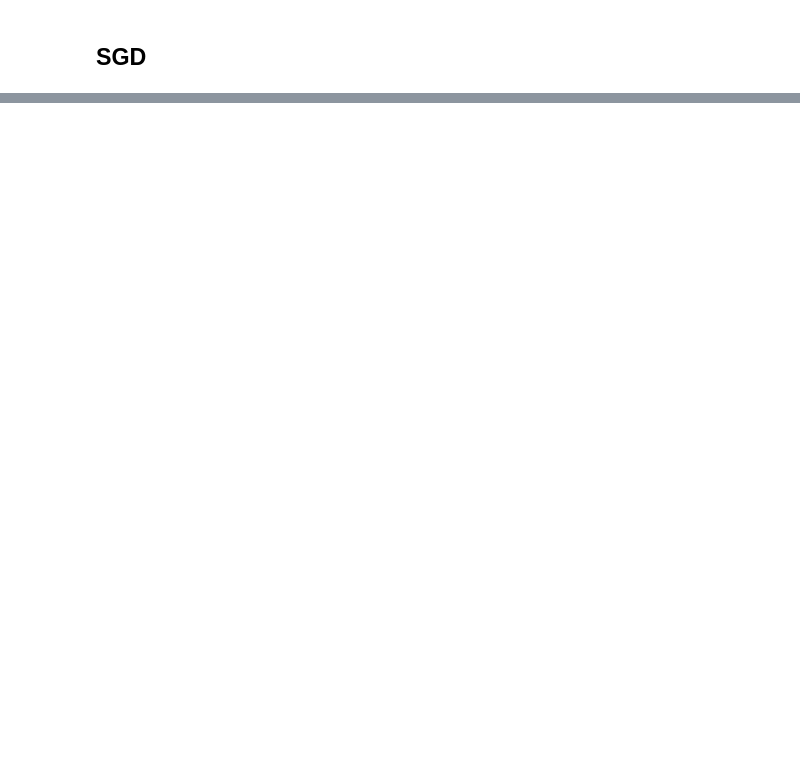
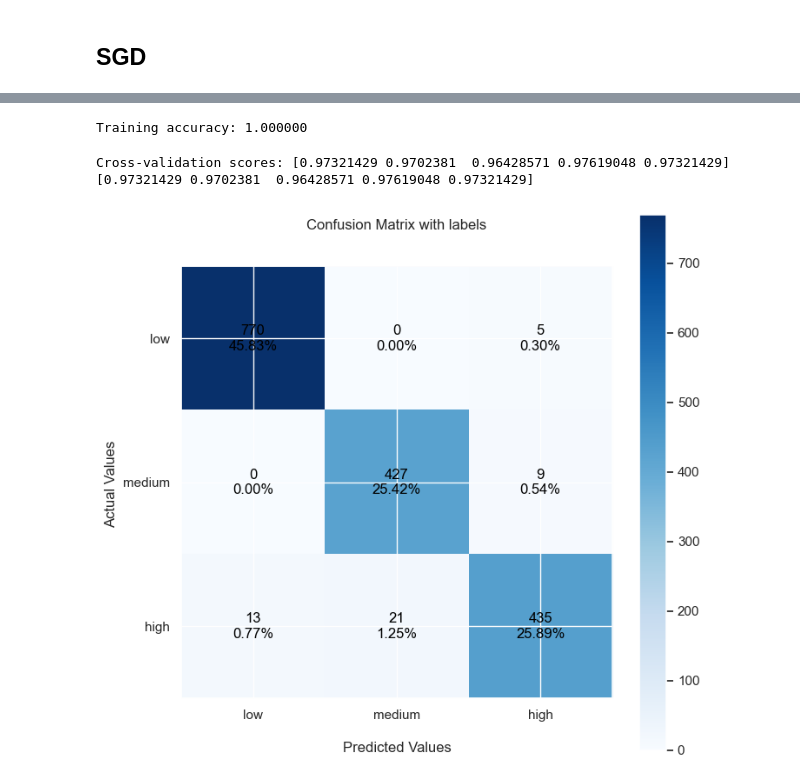
Before and after one commit to Chin-Wai-Yee/AIT_assignment, a Jupyter notebook: G37.ipynb, the cells around one changed output, grey strips where cells are left out. Cells and saved outputs as stored; diff of their text form; code cells hidden in the pictures; blank space fills up the shorter version.

```diff
--- a/G37.ipynb
+++ b/G37.ipynb
@@ -463,2 +490,11 @@ showPrecisionRecall(X_train, y_train, forest_classifier, classes)
 # %% [markdown]
 ## SGD
+# %%
+from sklearn.linear_model import SGDClassifier
+from sklearn.metrics import accuracy_score
+
+# create model
+sgd_classifier = SGDClassifier(loss="log_loss", random_state = seed, tol=None)
+
+# training
+sgd_classifier.fit(X_train, y_train)
@@ -464,0 +503,15 @@ showPrecisionRecall(X_train, y_train, forest_classifier, classes)
+# %%
+train_acc = accuracy_score(y_train, y_pred)
+print(f"Training accuracy: {train_acc:.6f}")
+# %% [output]
+Training accuracy: 1.000000
+# %%
+# Cross validation
+cv_score = cross_val_score(sgd_classifier, X_train, y_train, cv=cv_count, scoring="accuracy")
+cv_pred = cross_val_predict (sgd_classifier, X_train, y_train, cv=cv_count)
+print(f"Cross-validation scores: {cv_score}")
+cm = confusion_matrix(y_train, cv_pred)
+showConfusionMatirx(cm)
+# %% [output]
+Cross-validation scores: [0.97321429 0.9702381  0.96428571 0.97619048 0.97321429] [0.97321429 0.9702381  0.96428571 0.97619048 0.97321429]
+[figure, added]
```
Also changed, not shown: parts of 15 cells of this notebook.
